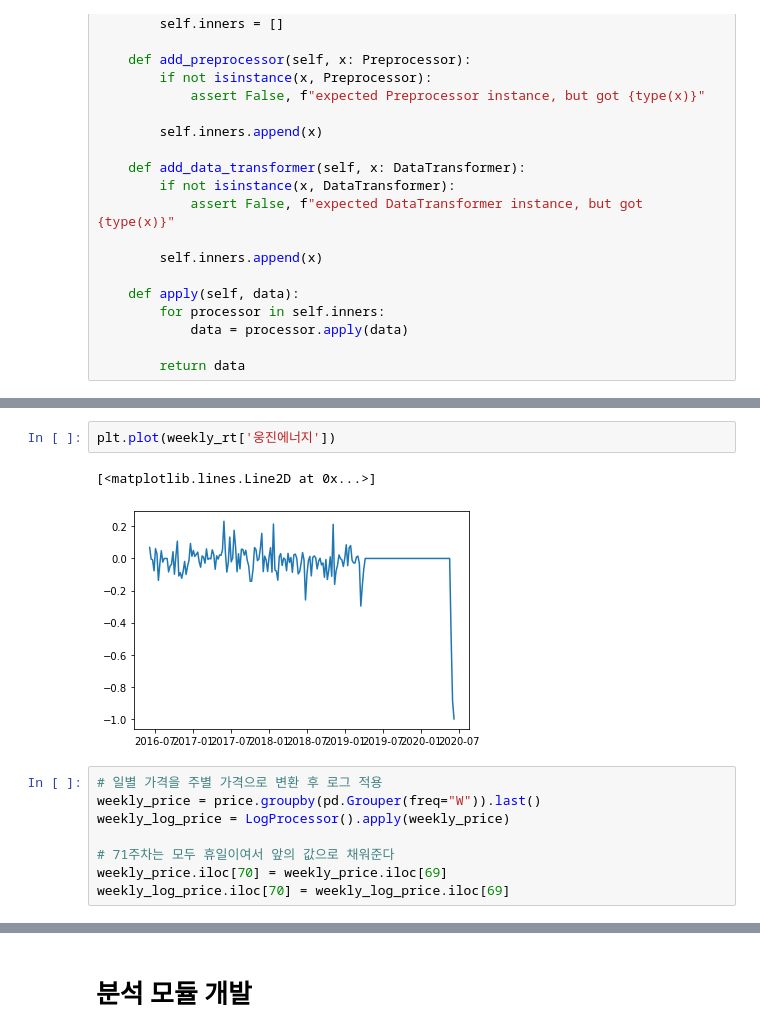
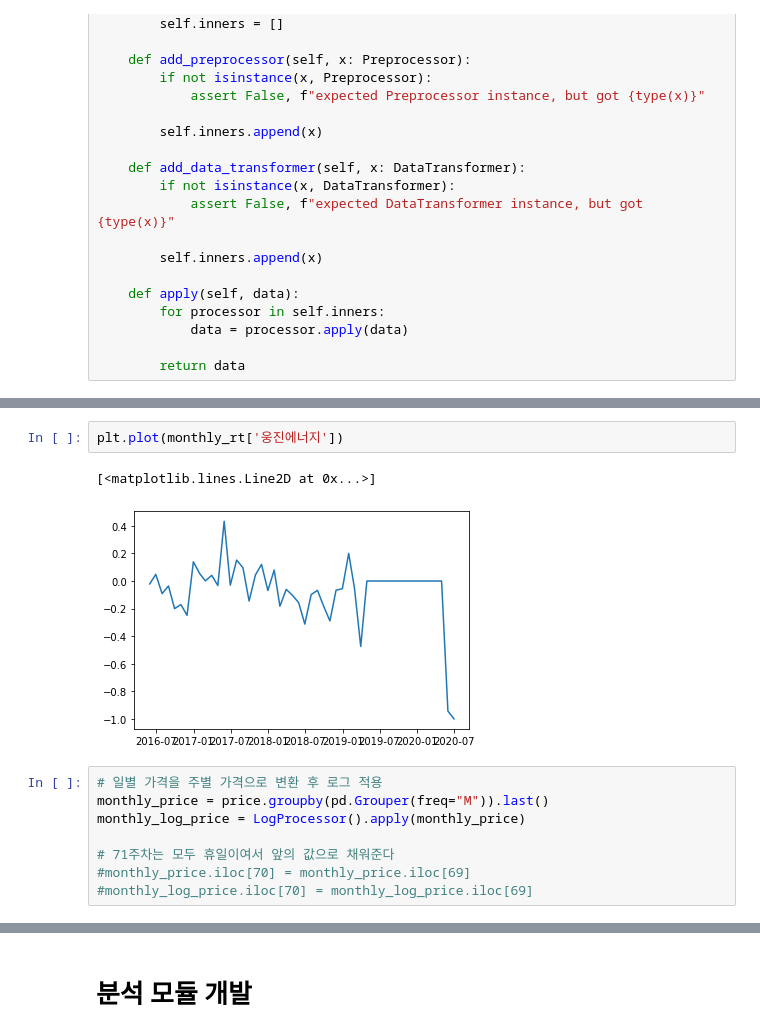
Before and after one commit to BlueWhaleKo/pair_trading, a Jupyter notebook: pair_trading.ipynb, the cells around one changed output, grey strips where cells are left out. Cells and saved outputs as stored; diff of their text form.

```diff
--- a/pair_trading.ipynb
+++ b/pair_trading.ipynb
@@ -351,13 +351,13 @@ Text(0.5, 1.0, 'weekly Return Distribution')
-# %%
-plt.plot(weekly_rt['웅진에너지'])
-# %% [output]
-[<matplotlib.lines.Line2D at 0x...>]
-[figure, removed]
+# %%
+plt.plot(monthly_rt['웅진에너지'])
+# %% [output]
+[<matplotlib.lines.Line2D at 0x...>]
+[figure, added]
 # %%
 # 일별 가격을 주별 가격으로 변환 후 로그 적용
-weekly_price = price.groupby(pd.Grouper(freq="W")).last()
-weekly_log_price = LogProcessor().apply(weekly_price)
+monthly_price = price.groupby(pd.Grouper(freq="M")).last()
+monthly_log_price = LogProcessor().apply(monthly_price)
 
 # 71주차는 모두 휴일이여서 앞의 값으로 채워준다
-weekly_price.iloc[70] = weekly_price.iloc[69]
-weekly_log_price.iloc[70] = weekly_log_price.iloc[69]
+#monthly_price.iloc[70] = monthly_price.iloc[69]
+#monthly_log_price.iloc[70] = monthly_log_price.iloc[69]
```
Also changed, not shown: parts of 63 cells of this notebook, 3 other files.
